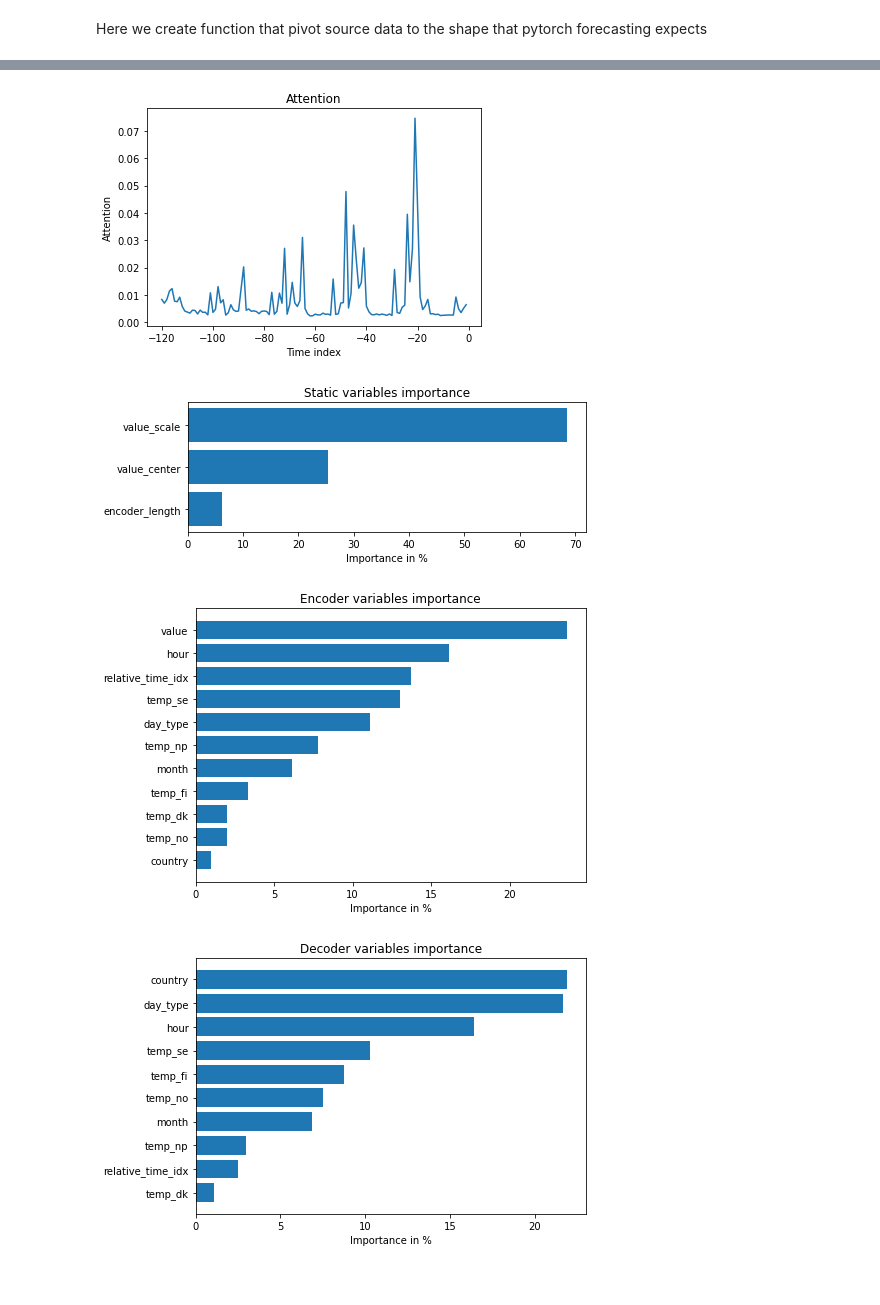
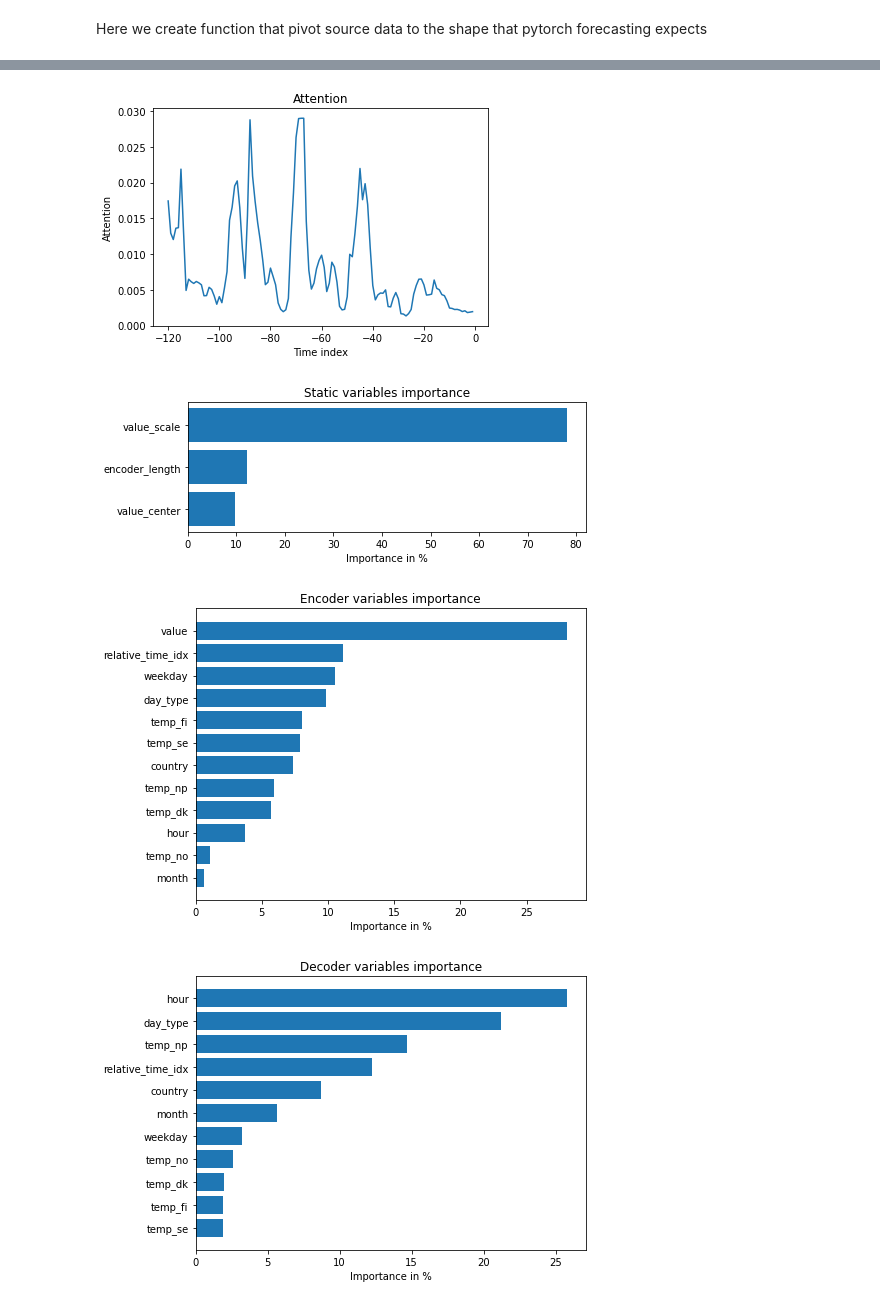
Before and after one commit to Skalolom/zone_cnp_forecasting, a Jupyter notebook: tft_forecasting_model.ipynb, the cells around one changed output, grey strips where cells are left out. Cells and saved outputs as stored; diff of their text form; code cells hidden in the pictures.

```diff
--- a/tft_forecasting_model.ipynb
+++ b/tft_forecasting_model.ipynb
@@ -131,6 +131,7 @@ def create_dataset(df: pd.DataFrame, column_names: list) -> pd.DataFrame:
 
     special_days = pd.read_excel('syspower_dict.xlsx', 'calendar')
     special_days.columns = ['date', 'country', 'spec_day']
+    special_days['country'] = special_days.apply(lambda x: x['country'].lower(), axis=1)
     special_days['spec_day'] = special_days['spec_day'] + 1
     result['weekday'] = result.apply(lambda x: x['ds'].weekday(), axis=1)
 
@@ -199,7 +191,7 @@ training_dataset = TimeSeriesDataSet(
     max_prediction_length=decoder_length,
     time_varying_unknown_reals=['value'],
     time_varying_known_reals=column_names_exog,
-    time_varying_known_categoricals=['hour', 'month', 'day_type', 'country'],
+    time_varying_known_categoricals=['hour', 'weekday', 'month', 'day_type', 'country'],
     scalers={'std_scale': EncoderNormalizer()},
     target_normalizer=EncoderNormalizer(transformation='softplus'),
     add_relative_time_idx=True,
@@ -227,19 +219,19 @@ val_dataloader = validation_dataset.to_dataloader(
 # %%
 import pytorch_forecasting as pf
 from pytorch_forecasting.metrics import SMAPE, QuantileLoss
-#{'gradient_clip_val': 0.09709617603052763, 'hidden_size': 41, 'dropout': 0.11932939385585195, 'hidden_continuous_size': 26, 'attention_head_size': 3, 'learning_rate': 0.09010237706969171}
+# {'gradient_clip_val': 0.1120722231081914, 'hidden_size': 184, 'dropout': 0.21623306917480986, 'hidden_continuous_size': 56, 'attention_head_size': 3, 'learning_rate': 0.008311925176871819}
 model = pf.TemporalFusionTransformer.from_dataset(
     training_dataset,
-    hidden_size=128,
+    hidden_size=184,
     lstm_layers=2,
-    hidden_continuous_size=32,
-    dropout=0.1,
+    hidden_continuous_size=56,
+    dropout=0.216,
     #loss=SMAPE(),
     output_size=7,
     loss=QuantileLoss(),
-    attention_head_size=8,
-    learning_rate=5e-3,
-    reduce_on_plateau_patience=4
+    attention_head_size=3,
+    learning_rate=0.0083,
+    reduce_on_plateau_patience=5
 )
 # %%
 import pandas as pd
@@ -356,7 +348,7 @@ best_model = pf.TemporalFusionTransformer.load_from_checkpoint(best_model_path)
 # mae = mean_absolute_error(y_true=forecast_res.loc[:, 'y'].to_numpy(), y_pred=forecast_res.loc[:, 'yhat'])
 # print(f'MAE = {mae}')
 # %%
-raw_predictions, x = best_model.predict(val_dataloader, mode='raw', return_x=True)
+raw_predictions, x = model.predict(val_dataloader, mode='raw', return_x=True)
 for index in range(len(column_names)):
     best_model.plot_prediction(x, raw_predictions, idx=index, add_loss_to_title=True)
 # %% [output]
@@ -493,6 +474,6 @@ np.mean(diff * 1000)
 # %%
-interpretation = best_model.interpret_output(raw_predictions, reduction="sum")
-best_model.plot_interpretation(interpretation)
+interpretation = model.interpret_output(raw_predictions, reduction="sum")
+model.plot_interpretation(interpretation)
 # %% [output]
 {'attention': <Figure size 432x288 with 1 Axes>,
  'static_variables': <Figure size 504x198 with 1 Axes>,
@@ -501,4 +482,4 @@ best_model.plot_interpretation(interpretation)
-[figure, old version]
+[figure, new version]
-[figure, old version]
+[figure, new version]
-[figure, old version]
+[figure, new version]
-[figure, old version]
+[figure, new version]
```
Also changed, not shown: parts of 18 cells of this notebook.
